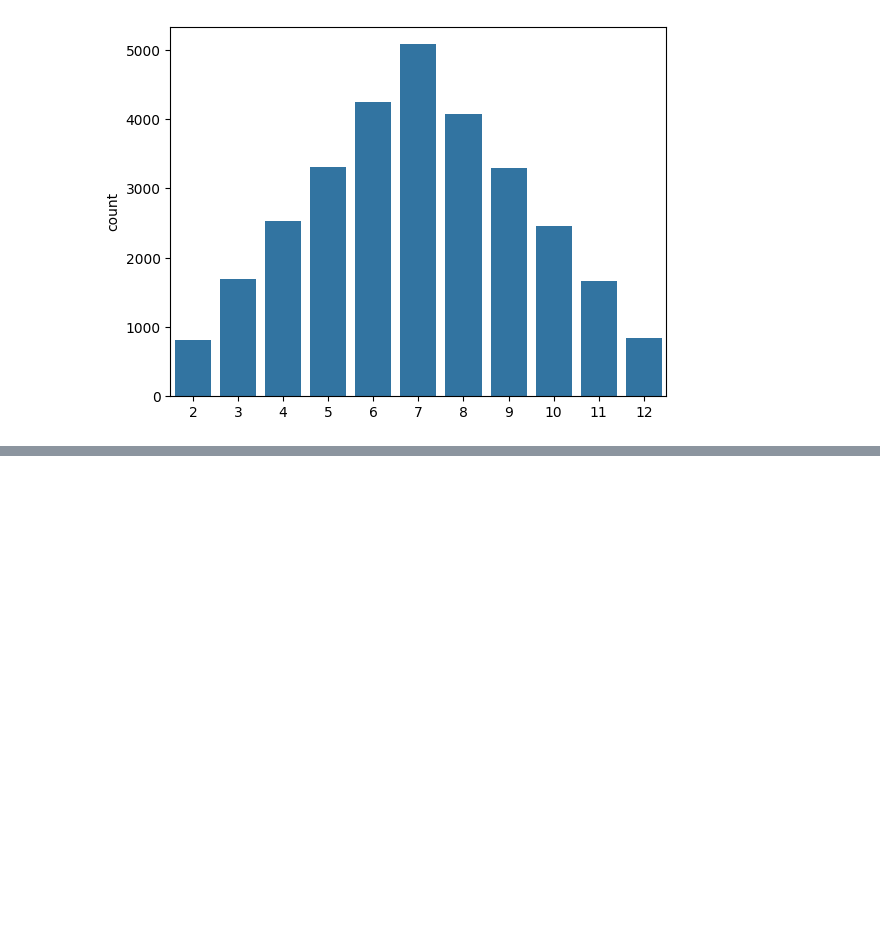
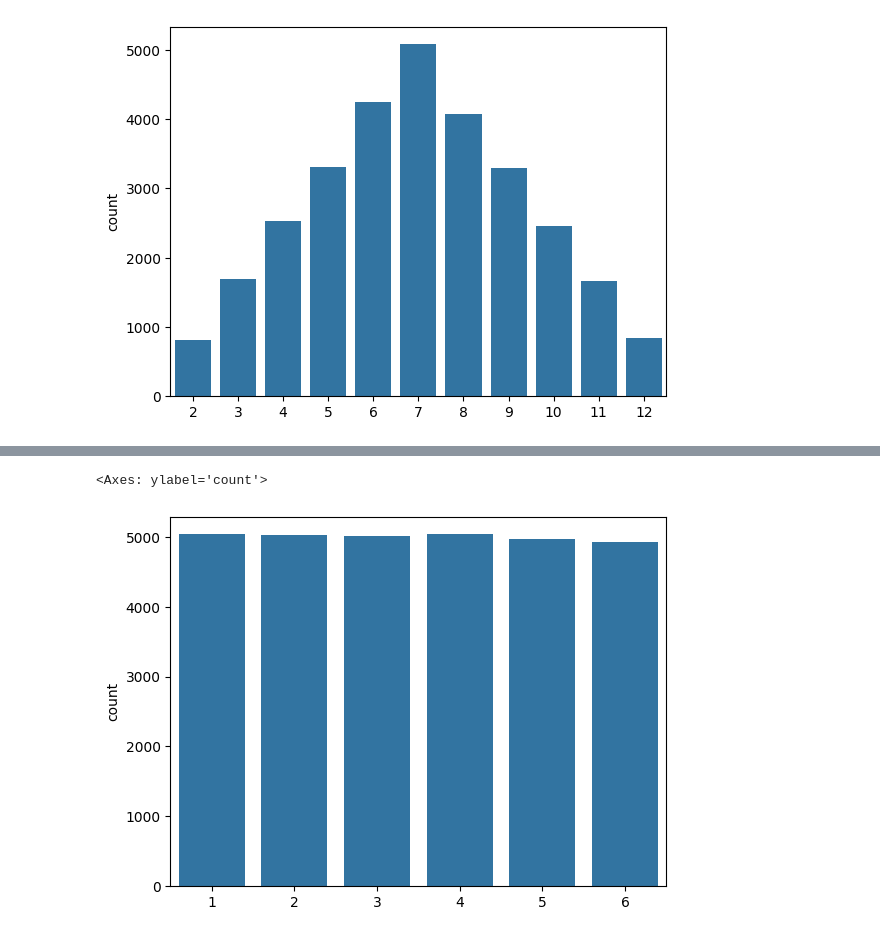
Before and after one commit to cskuracha/Python-Machine-Learning-Analysis, a Jupyter notebook: 02_Prob_Stat/Gaussian_Dist_Jun28.ipynb, the cells around one changed output, grey strips where cells are left out. Cells and saved outputs as stored; diff of their text form; code cells hidden in the pictures; blank space fills up the shorter version.

```diff
--- a/02_Prob_Stat/Gaussian_Dist_Jun28.ipynb
+++ b/02_Prob_Stat/Gaussian_Dist_Jun28.ipynb
@@ -74,3 +74,6 @@ sns.countplot(x=dice_count)
 # %% [output]
 <Axes: ylabel='count'>
 [figure]
+# %%
+dice_count1 = np.random.randint(1,7, size = (30000,1))
+dice_count1
@@ -76,0 +88,7 @@ sns.countplot(x=dice_count)
+# %%
+dice_count = dice_count1.sum(axis = 1)
+# %%
+sns.countplot(x = dice_count)
+# %% [output]
+<Axes: ylabel='count'>
+[figure, added]
```
Also changed, not shown: parts of 1 cell of this notebook.
